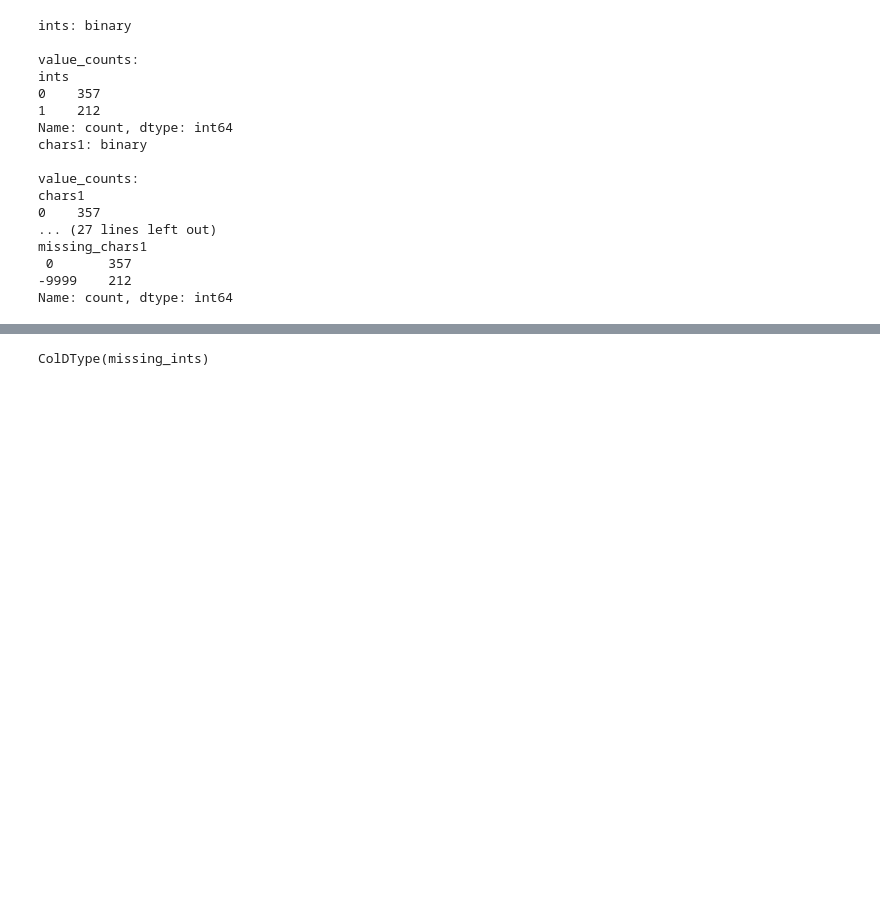
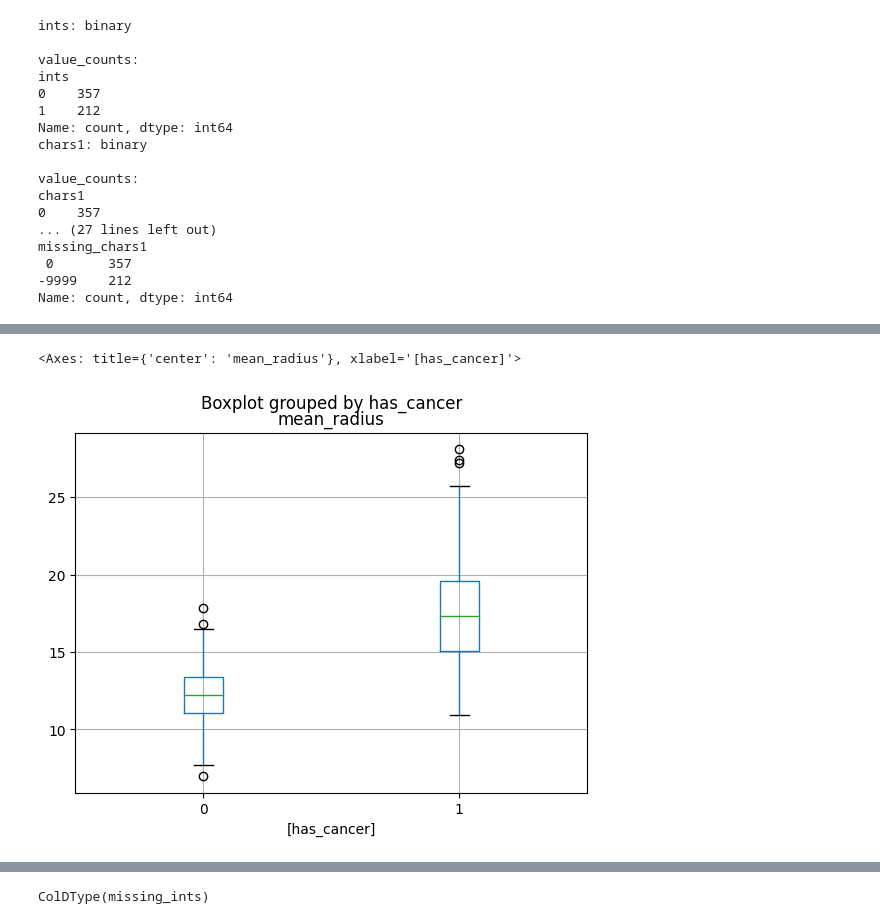
Before and after one commit to aaweaver-actuary/sb-eda, a Jupyter notebook: sbEDA/sbDtypes.ipynb, the cells around one changed output, grey strips where cells are left out. Saved outputs shown, nothing was run; the diff lists cells and outputs as text; code cells hidden in the pictures; blank space fills up the shorter version.

Commit message:
rolling on binary plots

```diff
--- a/sbEDA/sbDtypes.ipynb
+++ b/sbEDA/sbDtypes.ipynb
@@ -215,3 +164,11 @@ missing_chars1
  0       357
 -9999    212
 Name: count, dtype: int64
+# %%
+cancer2 = cancer.copy()
+for col in cancer.columns.tolist():
+    s = ColDType(cancer[col])
+    cancer2[col] = s.GetSFmt()
+
+
+cancer2.head()
@@ -217,0 +183,5 @@ Name: count, dtype: int64
+# %%
+cancer2['has_cancer mean_radius'.split()].boxplot(by='has_cancer')
+# %% [output]
+<Axes: title={'center': 'mean_radius'}, xlabel='[has_cancer]'>
+[figure, added]
```
Also changed, not shown: parts of 15 cells of this notebook, 6 other files.
